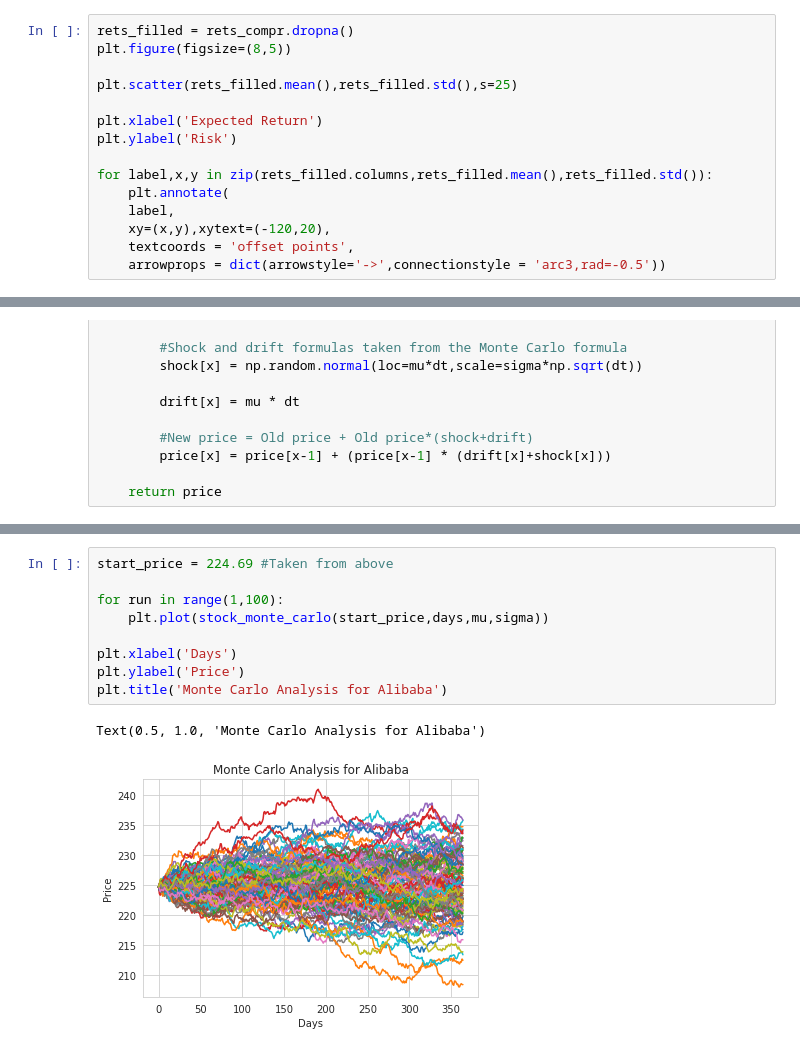
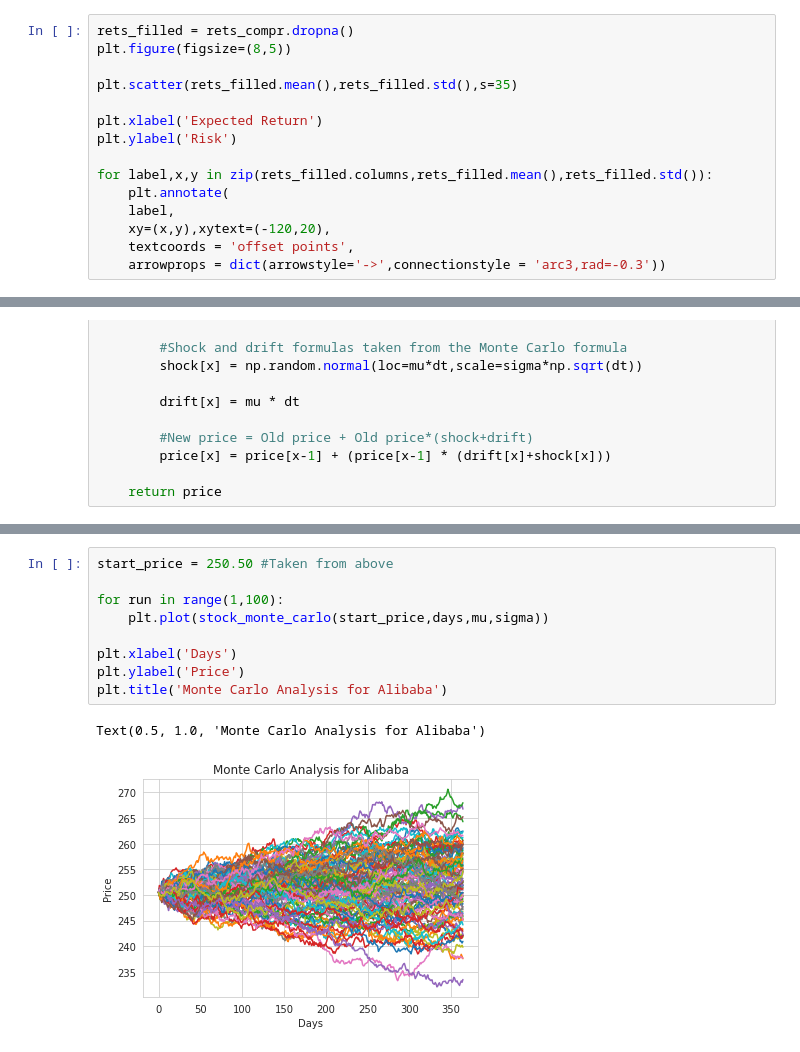
Before and after one commit to Lebo1024/Alcazar, a Jupyter notebook: Risk_Analysis_of_SUMBA_Stocks.ipynb, the cells around one changed output, grey strips where cells are left out. Drawn from its saved outputs; the diff is of its cells as text.

```diff
--- a/Risk_Analysis_of_SUMBA_Stocks.ipynb
+++ b/Risk_Analysis_of_SUMBA_Stocks.ipynb
@@ -226,7 +234,7 @@ Now we address the question of risk in buying stocks to compare these five compa
 rets_filled = rets_compr.dropna()
 plt.figure(figsize=(8,5))
 
-plt.scatter(rets_filled.mean(),rets_filled.std(),s=25)
+plt.scatter(rets_filled.mean(),rets_filled.std(),s=35)
 
 plt.xlabel('Expected Return')
 plt.ylabel('Risk')
@@ -236,5 +244,5 @@ for label,x,y in zip(rets_filled.columns,rets_filled.mean(),rets_filled.std()):
     label,
     xy=(x,y),xytext=(-120,20),
     textcoords = 'offset points',
-    arrowprops = dict(arrowstyle='->',connectionstyle = 'arc3,rad=-0.5'))
+    arrowprops = dict(arrowstyle='->',connectionstyle = 'arc3,rad=-0.3'))
 # %% [output]
@@ -311,15 +319,15 @@ BABA.head()
 # %%
-start_price = 224.69 #Taken from above
+start_price = 250.50 #Taken from above
 
 for run in range(1,100):
     plt.plot(stock_monte_carlo(start_price,days,mu,sigma))
 
 plt.xlabel('Days')
 plt.ylabel('Price')
 plt.title('Monte Carlo Analysis for Alibaba')
 # %% [output]
 Text(0.5, 1.0, 'Monte Carlo Analysis for Alibaba')
-[figure, old version]
+[figure, new version]
 # %%
 runs = 10000
 
```
Also changed, not shown: parts of 36 cells of this notebook.
